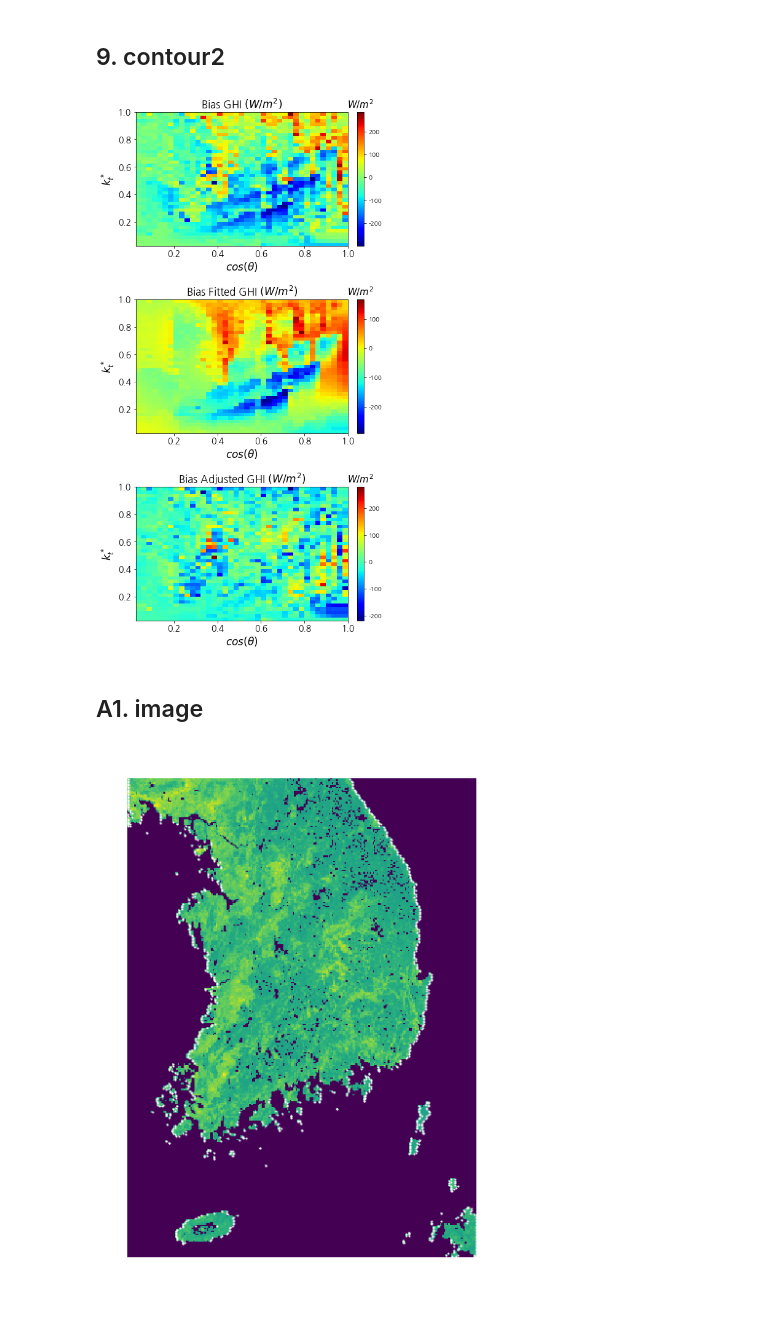
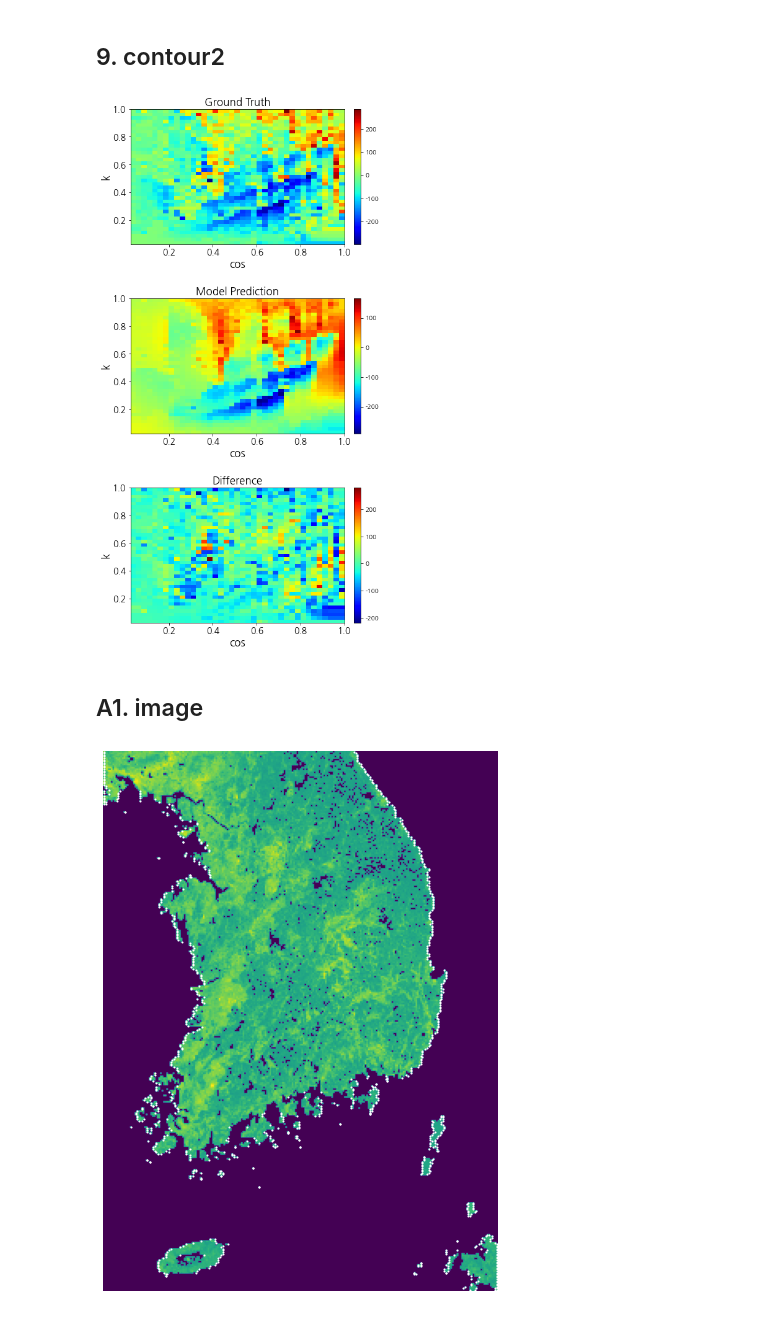
Before and after one commit to youjin2/dev, a Jupyter notebook: plot/matplotlib.ipynb, the cells around one changed output. Drawn from its saved outputs; the diff is of its cells as text; code cells hidden in the pictures.

```diff
--- a/plot/matplotlib.ipynb
+++ b/plot/matplotlib.ipynb
@@ -418,10 +421,10 @@ contour = ax.contourf(X, Y, Z, 25, cmap='afmhot')
 # plt.clabel(contour)
 
 ax.set_xticks(np.unique(X))
-ax.set_xlabel('Surface Azimuth ($\degree$)', fontsize=15)
+ax.set_xlabel('X', fontsize=15)
 
 ax.set_yticks(np.unique(Y))
-ax.set_ylabel('Surface Tilt ($\degree$)', fontsize=15)
+ax.set_ylabel('Y', fontsize=15)
 
 cbar = fig.colorbar(contour)
 cbar.ax.tick_params(labelsize=14)
@@ -443,21 +446,21 @@ eps = 1e-6
 bin_interval = np.arange(0, 1. + eps, 1./n_bins)
 label_interval = np.arange(0, len(bin_interval)-1, 1)
 
-data['csi_bin'] = pd.cut(data.cs_index, bin_interval, labels=label_interval)
-data['cza_bin'] = pd.cut(data.cos_sza, bin_interval, labels=label_interval)
+data['k_bin'] = pd.cut(data.k, bin_interval, labels=label_interval)
+data['cos_bin'] = pd.cut(data.cos, bin_interval, labels=label_interval)
 
 fig, axs = plt.subplots(3, 1)
-colnames = ['bias', 'bias_fitted', 'bias_adjusted']
-titlename = ['Bias GHI $(W/m^2)$', 'Bias Fitted GHI $(W/m^2)$', 'Bias Adjusted GHI $(W/m^2)$']
+colnames = ['true_y', 'model_y', 'diff']
+titlename = ['Ground Truth', 'Model Prediction', 'Difference']
 for i in range(len(axs)):
     ax = axs[i]
 
     # make pivot table for grid
-    pivot = data.pivot_table(index='cza_bin', columns='csi_bin', values=colnames[i])
+    pivot = data.pivot_table(index='cos_bin', columns='k_bin', values=colnames[i])
     pivot.columns = bin_interval[1:]
     pivot.index = bin_interval[1:]
-    pivot.index.name = 'cza'
-    pivot.columns.name = 'csi'
+    pivot.index.name = 'cos'
+    pivot.columns.name = 'k'
     # fill nan
     pivot.interpolate(inplace=True)
     pivot.fillna(method='bfill', inplace=True)
@@ -465,31 +468,30 @@ for i in range(len(axs)):
     # draw heatmap
     X = np.array(pivot.index, dtype=float)
     Y = np.array(pivot.columns, dtype=float)
-    Z = pivot.as_matrix().T
+    Z = pivot.to_numpy().T
 
     ax.grid(axis='y', linestyle='-.', zorder=0)
     ax.tick_params(labelsize=14)
 
     im = ax.pcolormesh(X, Y, Z, cmap='jet')
     cbar = fig.colorbar(im, fraction=0.046, pad=0.04, ax=ax)
-    cbar.ax.set_title('$W/m^2$', fontsize=15)
 
-    ax.set_xlabel('$cos(\\theta)$', fontsize=17)
-    ax.set_ylabel('$k_t^*$', fontsize=17)
+    ax.set_xlabel('cos', fontsize=17)
+    ax.set_ylabel('k', fontsize=17)
 
     ax.set_title(titlename[i], fontsize=17)
 
 fig.subplots_adjust(right=1.0, top=3.0, hspace=0.4)
 # %% [output]
-[figure, old version]
+[figure, new version]
 # %% [markdown]
 ## A1. image
 # %%
-with open('data/clearsky_map.pkl', 'rb') as f:
-    cs = pickle.load(f)
+with open('data/background.pkl', 'rb') as f:
+    bg = pickle.load(f)
 
-with open('data/irradiance_heatmap.pkl', 'rb') as f:
-    irr = pickle.load(f)
+with open('data/clouds_heatmap.pkl', 'rb') as f:
+    ch = pickle.load(f)
 # %%
 # boundary for south korea
 boundary_idx = [(800, 441), (796, 690), (463, 449), (459, 672)]
@@ -526,12 +528,12 @@ def get_boundary_idx(b, th=10):
 
     return l
 # %%
-_cs = cs.copy()
+_bg = bg.copy()
 # threshold for boundary extraction
-_cs[_cs < 9] = 0
+_bg[_bg < 9] = 0
 
 # extract boundary (naive method)
-boundary_arr = pd.DataFrame(_cs).apply(lambda x: get_boundary_idx(x, th=3), axis=1)
+boundary_arr = pd.DataFrame(_bg).apply(lambda x: get_boundary_idx(x, th=3), axis=1)
 
 bx = []
 by = []
@@ -543,13 +545,13 @@ for i, i1 in enumerate(boundary_arr):
 # %%
 # boundary extraction result
 fig, ax = plt.subplots(1, 1)
-ax.imshow(_cs)
+ax.imshow(_bg)
 ax.axis('off')
 ax.scatter(bx, by, color='white', s=1)
 
 fig.subplots_adjust(right=2, top=2)
 # %% [output]
-[figure, old version]
+[figure, new version]
 # %%
 fig, ax = plt.subplots(1, 1)
 fig.set_figheight(10)
```
Also changed, not shown: parts of 11 cells of this notebook, 7 other files.
